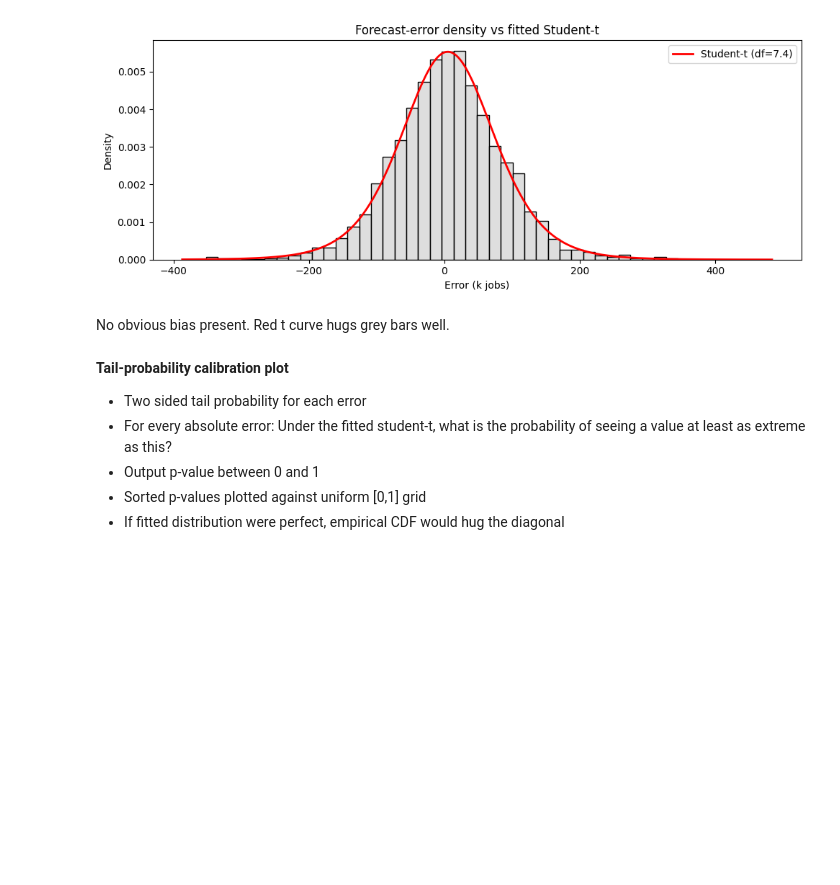
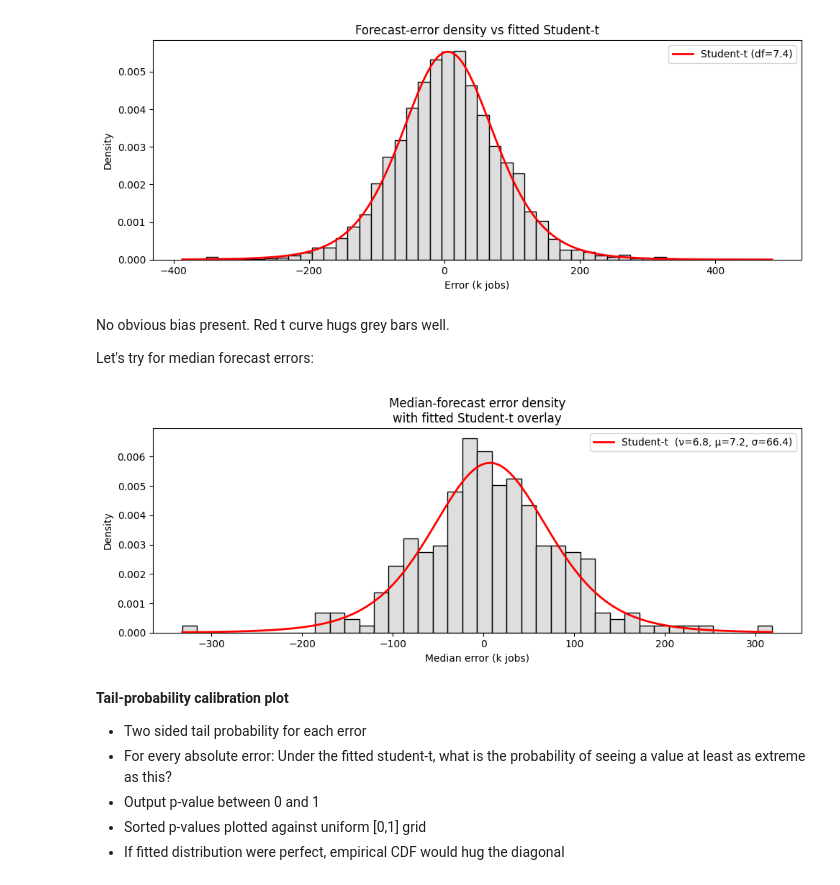
Before and after one commit to nicwjh/nfp-forecasting, a Jupyter notebook: notebooks/nfp_2_eda.ipynb, the cells around one changed output. Drawn from its saved outputs; the diff is of its cells as text; code cells hidden in the pictures; blank space fills up the shorter version.

```diff
--- a/notebooks/nfp_2_eda.ipynb
+++ b/notebooks/nfp_2_eda.ipynb
@@ -234,6 +234,33 @@ plt.legend(); plt.tight_layout(); plt.show()
 [figure]
 # %% [markdown]
 No obvious bias present. Red t curve hugs grey bars well.
+
+Let's try for median forecast errors:
+# %%
+# MLE fit
+nu_hat_median, loc_hat_median, scale_hat_median = st.t.fit(median_errors)
+
+# Histogram + fitted Student-t PDF
+xgrid = np.linspace(median_errors.min(), median_errors.max(), 400)
+pdf_t = st.t.pdf(xgrid,
+                 df=nu_hat_median,
+                 loc=loc_hat_median,
+                 scale=scale_hat_median)
+
+plt.figure(figsize=(10,4))
+sns.histplot(median_errors,
+             bins=40, stat="density",
+             edgecolor="k", color="lightgray")
+plt.plot(xgrid, pdf_t, c="red", lw=2,
+         label=f"Student-t  (ν={nu_hat_median:.1f}, μ={loc_hat_median:.1f}, σ={scale_hat_median:.1f})")
+plt.title("Median-forecast error density\nwith fitted Student-t overlay")
+plt.xlabel("Median error (k jobs)")
+plt.ylabel("Density")
+plt.legend()
+plt.tight_layout()
+plt.show()
+# %% [output]
+[figure, added]
 # %% [markdown]
 **Tail-probability calibration plot**
 - Two sided tail probability for each error
```
Also changed, not shown: parts of 5 cells of this notebook, 1 other file.
